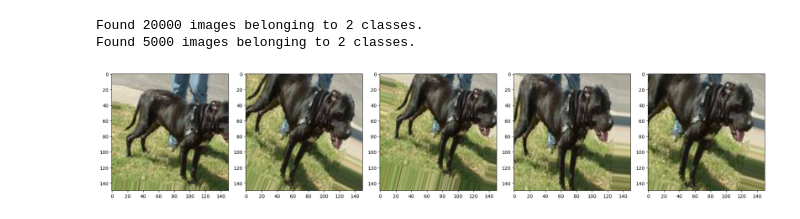
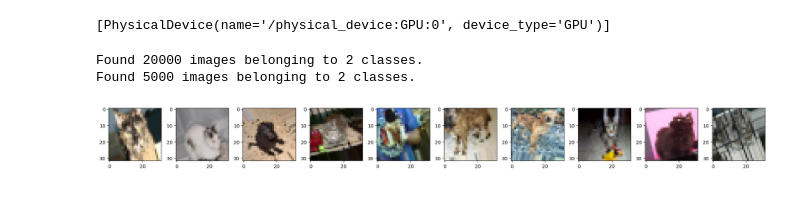
Before and after one commit to MihaiA24/Machine-Learning, a Jupyter notebook: tensorflow/kaggle/cat_vs_dogs_redux/code/train.ipynb, the cells around one changed output. Saved outputs shown, nothing was run; the diff lists cells and outputs as text; code cells hidden in the pictures.

```diff
--- a/tensorflow/kaggle/cat_vs_dogs_redux/code/train.ipynb
+++ b/tensorflow/kaggle/cat_vs_dogs_redux/code/train.ipynb
@@ -2,10 +2,14 @@
 import tensorflow as tf
 import matplotlib.pyplot as plt
 from vgg16 import vgg16
+# %%
+print(tf.config.list_physical_devices('GPU'))
+# %% [output]
+[PhysicalDevice(name='/physical_device:GPU:0', device_type='GPU')]
 # %%
 # Parameters
-IMAGE_WIDTH = 150
-IMAGE_HEIGHT = 150
+IMAGE_WIDTH = 32
+IMAGE_HEIGHT = 32
 BATCH_SIZE = 16
 
 train_dir = '../data/train'
@@ -27,14 +31,14 @@ train_generator = datagen.flow_from_directory(
     train_dir,
     shuffle=True,
     target_size=(IMAGE_HEIGHT,IMAGE_WIDTH),
-    class_mode='binary',
+    batch_size=BATCH_SIZE,
     subset='training'
 )
 val_generator = datagen.flow_from_directory(
     train_dir,
     shuffle=True,
+    batch_size=BATCH_SIZE,
     target_size=(IMAGE_HEIGHT,IMAGE_WIDTH),
-    class_mode='binary',
     subset='validation'
 )
 # %% [output]
@@ -42,15 +46,15 @@ Found 20000 images belonging to 2 classes.
 Found 5000 images belonging to 2 classes.
 # %%
 def plot_images(images_array):
-    fig, axes = plt.subplots(1, 5, figsize=(20,20))
+    fig, axes = plt.subplots(1, 10, figsize=(20,20))
     axes = axes.flatten()
     for img, ax in zip( images_array, axes):
         ax.imshow(img)
     plt.tight_layout()
     plt.show()
 
 
-augmented_images = [train_generator[1][0][0] for i in range(5)]
+augmented_images = [train_generator[0][0][i] for i in range(10)]
 plot_images(augmented_images)
 # %% [output]
-[figure, old version]
+[figure, new version]
```
Also changed, not shown: parts of 3 cells of this notebook.
